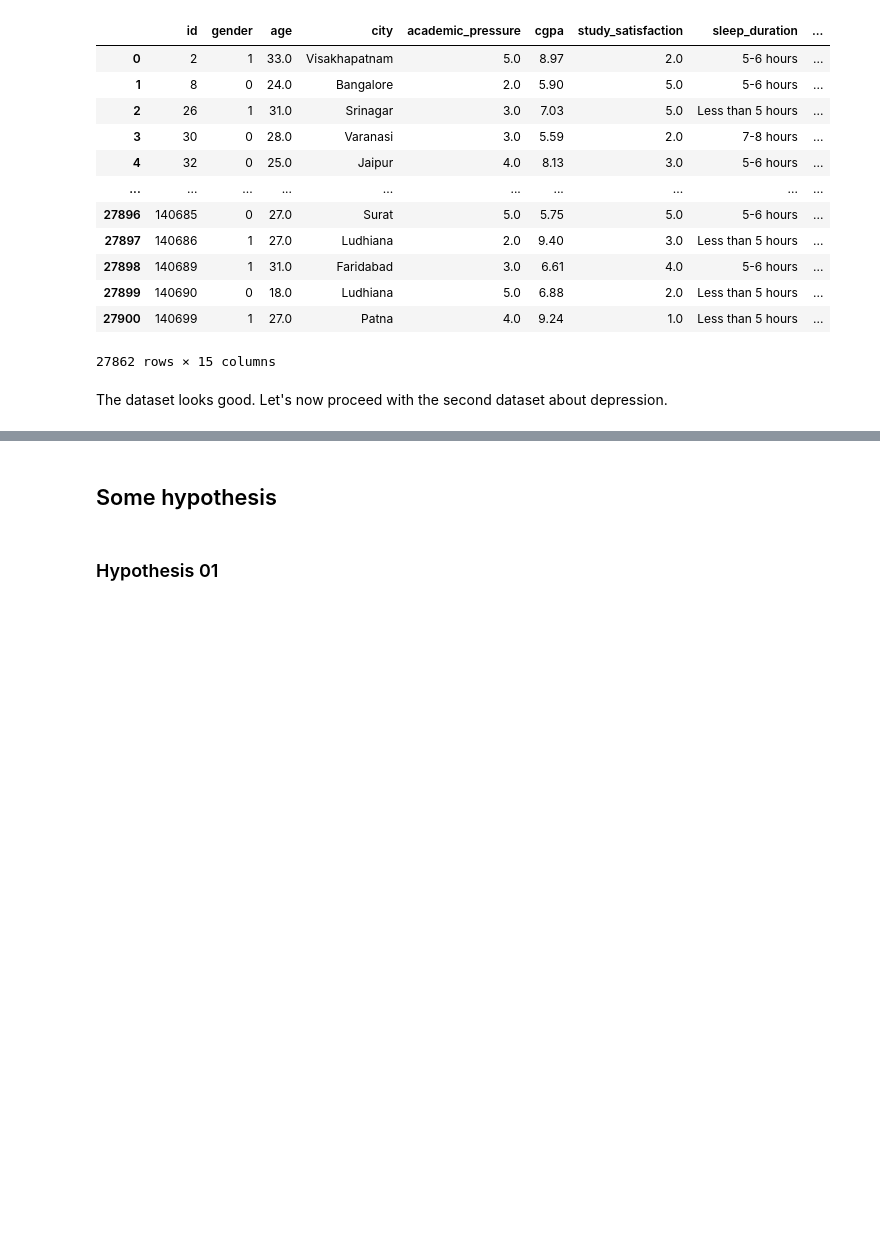
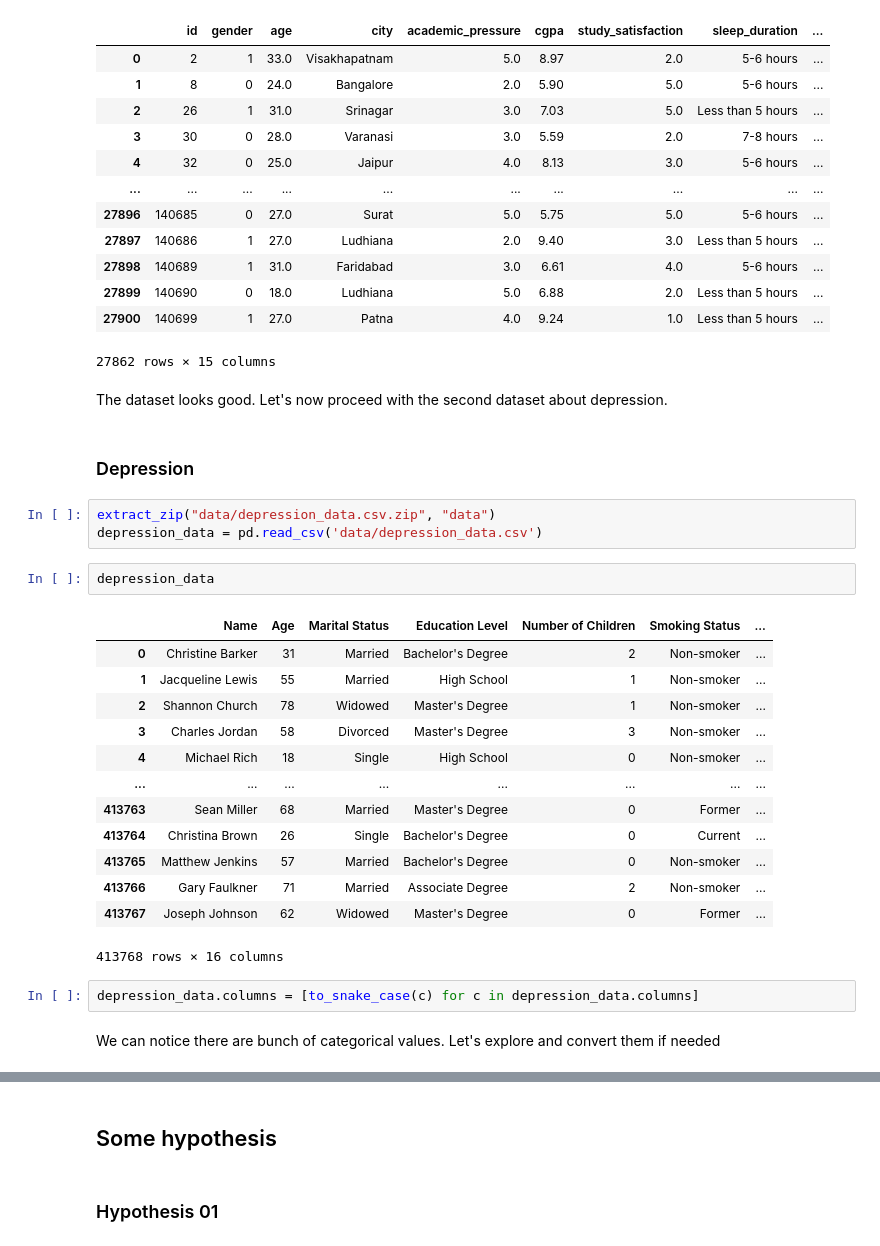
Before and after one commit to VladoDev03/mental-cognitive-disorders-analysis, a Jupyter notebook: disorders-analysis/disorders-analysis.ipynb, the cells around one changed output, grey strips where cells are left out. Saved outputs shown, nothing was run; the diff lists cells and outputs as text; blank space fills up the shorter version.

```diff
--- a/disorders-analysis/disorders-analysis.ipynb
+++ b/disorders-analysis/disorders-analysis.ipynb
@@ -166,3 +211,28 @@ student_depression_data
 27862 rows × 15 columns
 # %% [markdown]
 The dataset looks good. Let's now proceed with the second dataset about depression.
+# %% [markdown]
+### Depression
+# %%
+extract_zip("data/depression_data.csv.zip", "data")
+depression_data = pd.read_csv('data/depression_data.csv')
+# %%
+depression_data
+# %% [output]
+|  | Name | Age | Marital Status | Education Level | Number of Children | Smoking Status | ... |
+| 0 | Christine Barker | 31 | Married | Bachelor's Degree | 2 | Non-smoker | ... |
+| 1 | Jacqueline Lewis | 55 | Married | High School | 1 | Non-smoker | ... |
+| 2 | Shannon Church | 78 | Widowed | Master's Degree | 1 | Non-smoker | ... |
+| 3 | Charles Jordan | 58 | Divorced | Master's Degree | 3 | Non-smoker | ... |
+| 4 | Michael Rich | 18 | Single | High School | 0 | Non-smoker | ... |
+| ... | ... | ... | ... | ... | ... | ... | ... |
+| 413763 | Sean Miller | 68 | Married | Master's Degree | 0 | Former | ... |
+| 413764 | Christina Brown | 26 | Single | Bachelor's Degree | 0 | Current | ... |
+| 413765 | Matthew Jenkins | 57 | Married | Bachelor's Degree | 0 | Non-smoker | ... |
+| 413766 | Gary Faulkner | 71 | Married | Associate Degree | 2 | Non-smoker | ... |
+| 413767 | Joseph Johnson | 62 | Widowed | Master's Degree | 0 | Former | ... |
+413768 rows × 16 columns
+# %%
+depression_data.columns = [to_snake_case(c) for c in depression_data.columns]
+# %% [markdown]
+We can notice there are bunch of categorical values. Let's explore and convert them if needed
```
Also changed, not shown: parts of 41 cells of this notebook, 2 other files.
